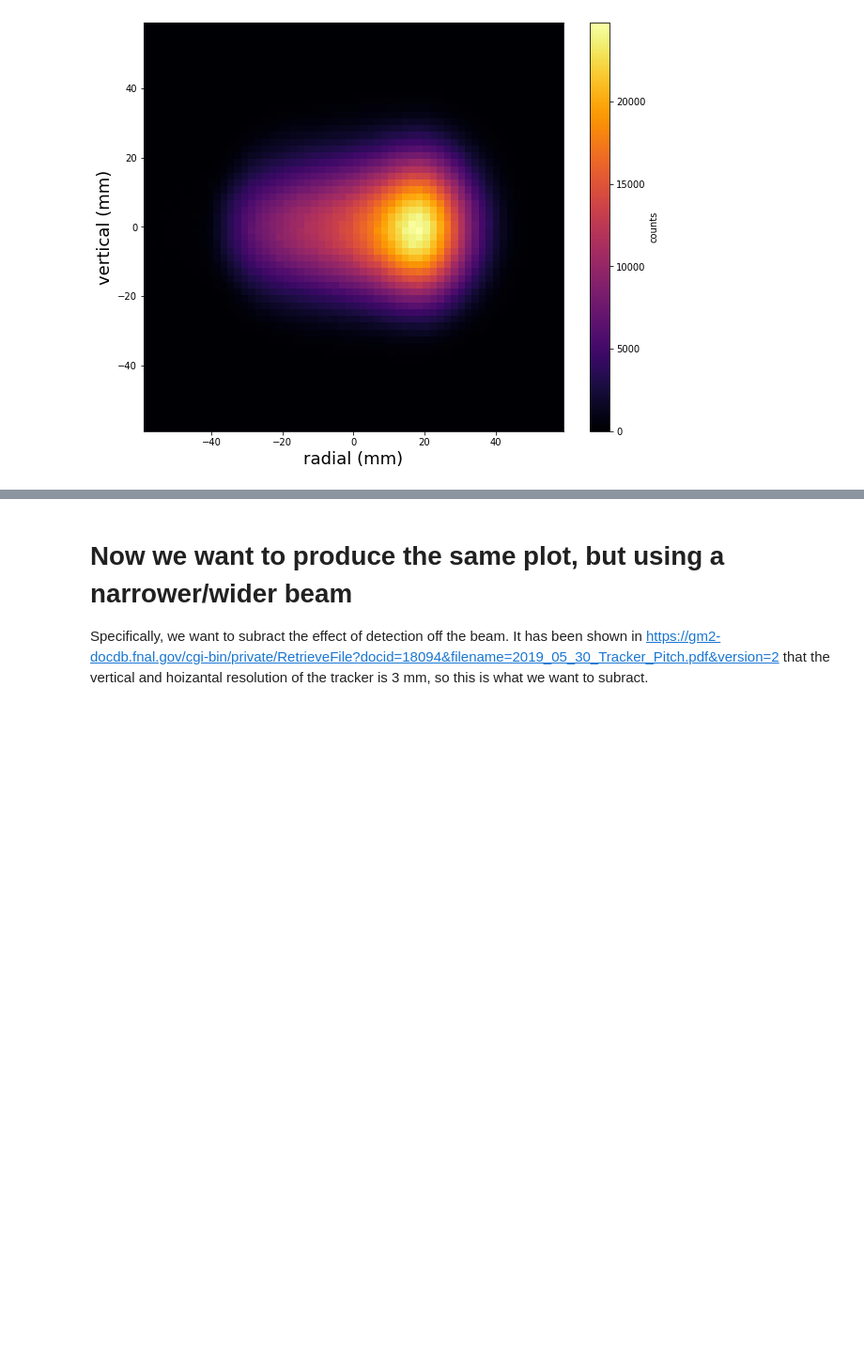
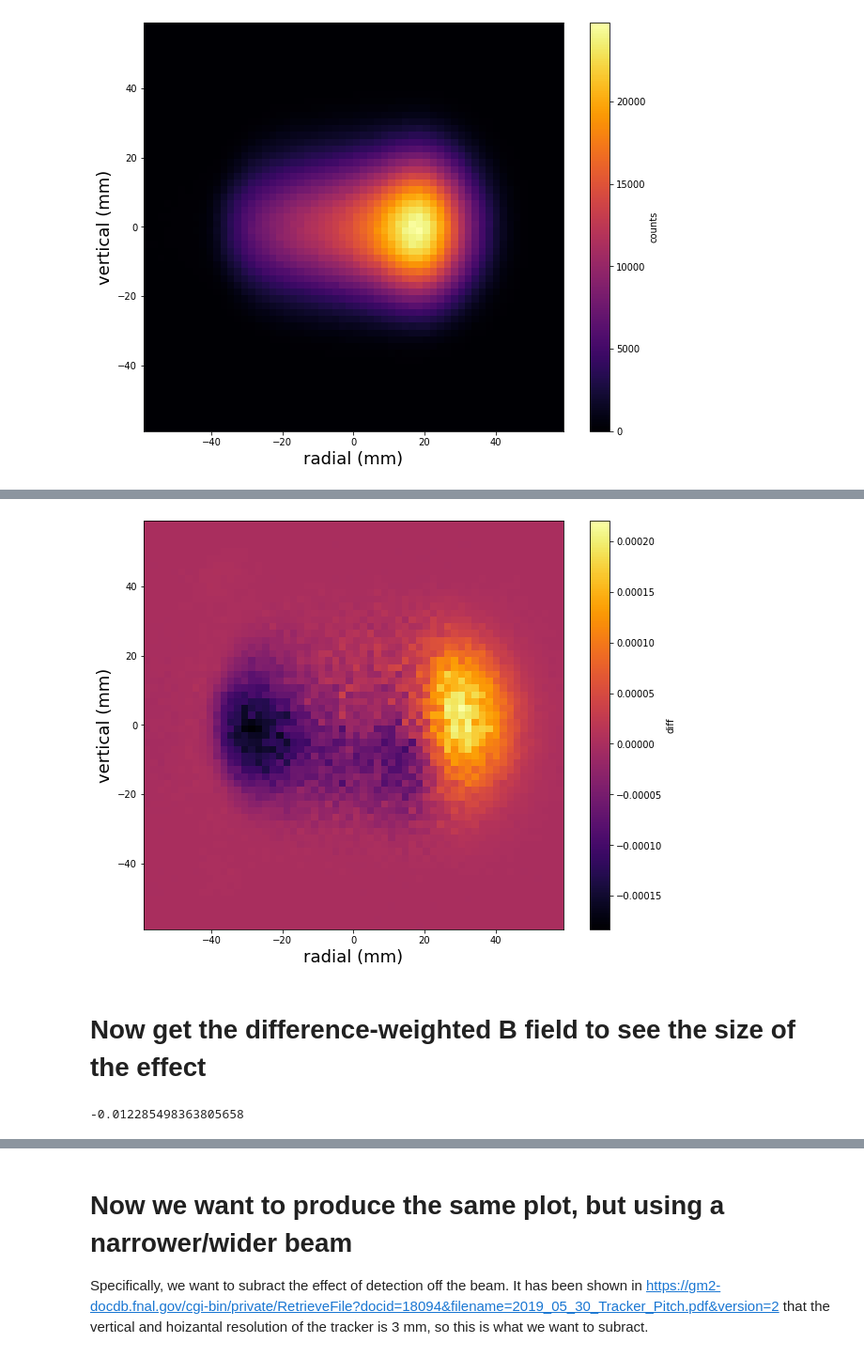
Before and after one commit to jasonbono/MuonConvolution, a Jupyter notebook: analysis/systematics/beam_motion.ipynb, the cells around one changed output, grey strips where cells are left out. Shown: that part at 94% size. Drawn from its saved outputs; the diff is of its cells as text; code cells hidden in the pictures; blank space fills up the shorter version.

```diff
--- a/analysis/systematics/beam_motion.ipynb
+++ b/analysis/systematics/beam_motion.ipynb
@@ -102,0 +100,21 @@ df_tracker.head()
+# %%
+df_diff = pd.DataFrame()
+df_diff['radial'] = df_12['radial']
+df_diff['vertical'] = df_12['vertical']
+df_diff['diff'] = (df_18['counts_norm'] -  df_12['counts_norm'])
+
+fig = plot_beam(df_diff,bins=60,var='diff')
+fig
+# df_diff.head(6)
+# %% [output]
+[figure, added]
+# %% [markdown]
+# Now get the difference-weighted B field  to see the size of the effect
+# %%
+#calculate the dipole
+dipole = b[0]
+#calculate the total field for the difference distribution
+diff_field = (df_diff['diff']*df_field_grid['B']).sum()
+diff_field
+# %% [output]
+-0.012285498363805658
```
Also changed, not shown: parts of 26 cells of this notebook.
